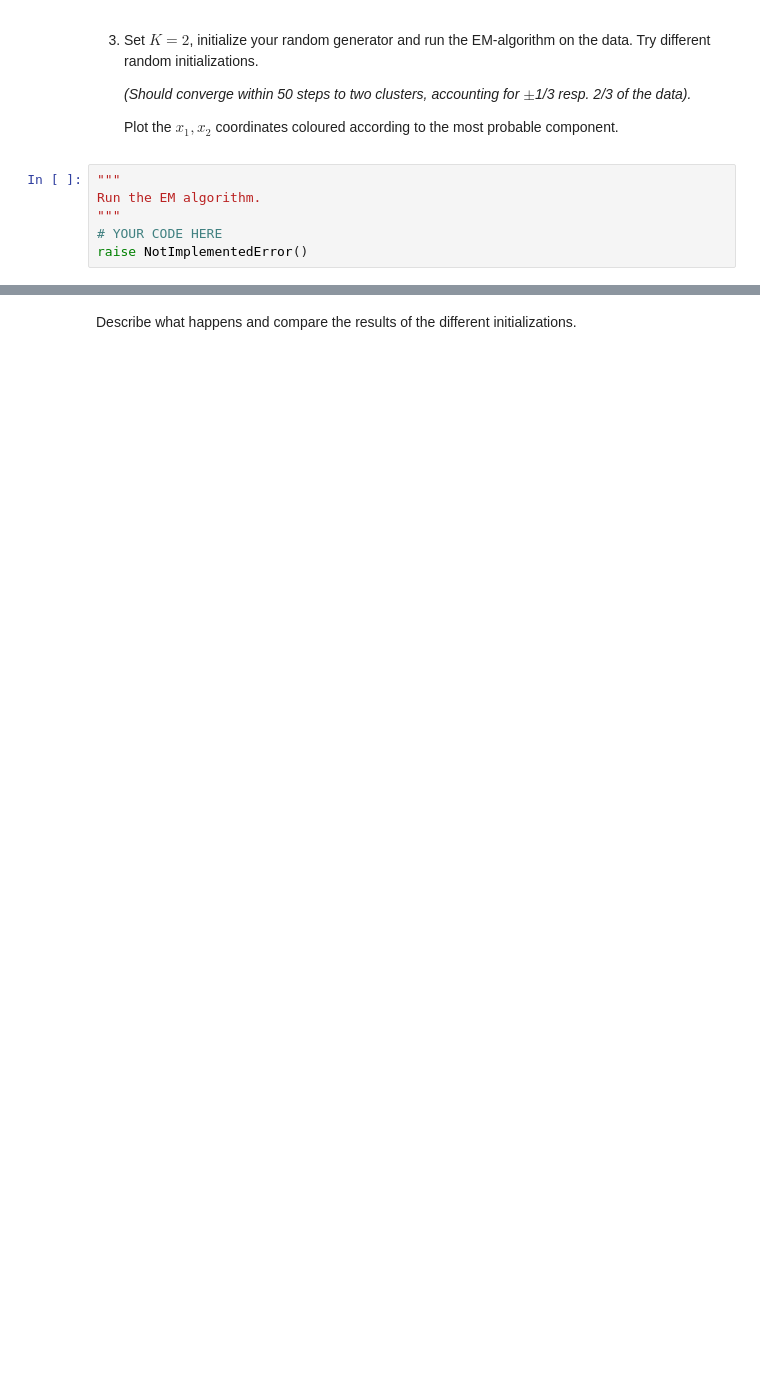
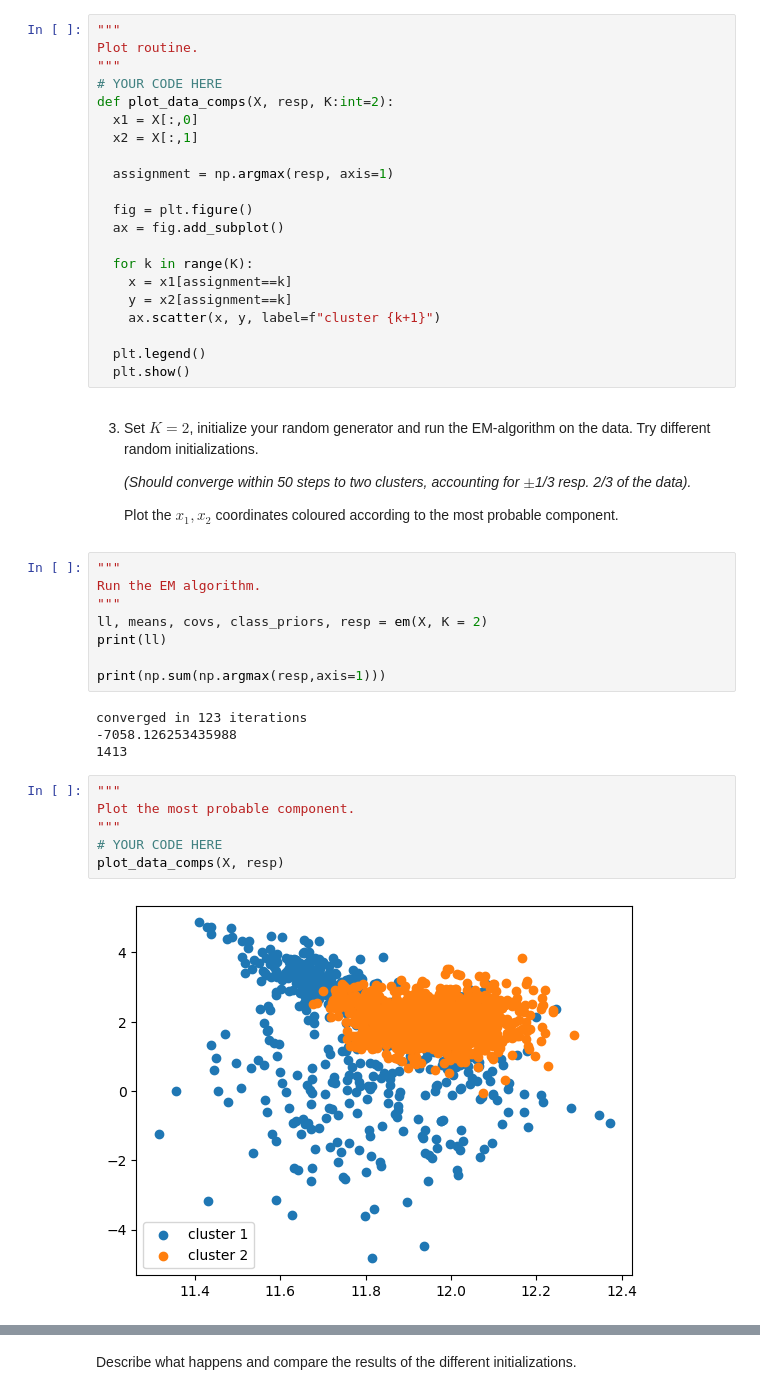
Before and after one commit to meraxion/SML24, a Jupyter notebook: SML24_as04/SML24_as04_2.ipynb, the cells around one changed output, grey strips where cells are left out. Cells and saved outputs as stored; diff of their text form; blank space fills up the shorter version.

```diff
--- a/SML24_as04/SML24_as04_2.ipynb
+++ b/SML24_as04/SML24_as04_2.ipynb
@@ -94,12 +186,47 @@ raise NotImplementedError()
+# %%
+"""
+Plot routine.
+"""
+# YOUR CODE HERE
+def plot_data_comps(X, resp, K:int=2):
+  x1 = X[:,0]
+  x2 = X[:,1]
+
+  assignment = np.argmax(resp, axis=1)
+
+  fig = plt.figure()
+  ax = fig.add_subplot()
+
+  for k in range(K):
+    x = x1[assignment==k]
+    y = x2[assignment==k]
+    ax.scatter(x, y, label=f"cluster {k+1}")
+
+  plt.legend()
+  plt.show()
 # %% [markdown]
 3. Set $K=2$, initialize your random generator and run the EM-algorithm on the data. Try different random initializations.
 
     _(Should converge within 50 steps to two clusters, accounting for $\pm$1/3 resp. 2/3 of the data)._
 
     Plot the ${x_1,x_2}$ coordinates coloured according to the most probable component.
+# %%
+"""
+Run the EM algorithm.
+"""
+ll, means, covs, class_priors, resp = em(X, K = 2)
+print(ll)
+
+print(np.sum(np.argmax(resp,axis=1)))
+# %% [output]
+converged in 123 iterations
+-7058.126253435988
+1413
 # %%
 """
-Run the EM algorithm.
+Plot the most probable component.
 """
 # YOUR CODE HERE
-raise NotImplementedError()
+plot_data_comps(X, resp)
+# %% [output]
+[figure, added]
```
Also changed, not shown: parts of 22 cells of this notebook.
